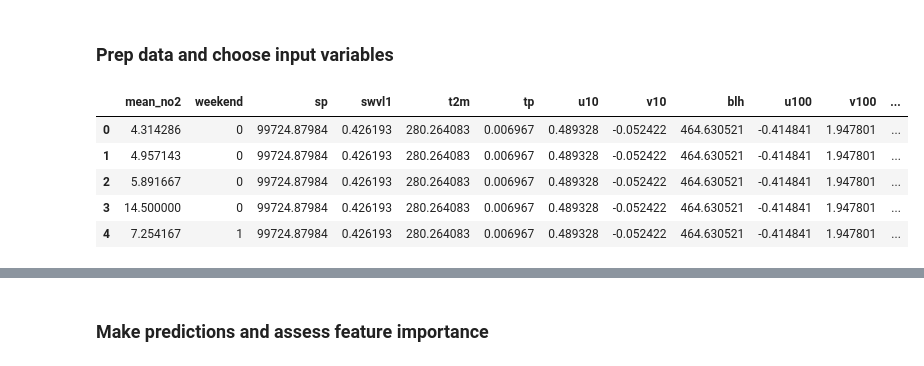
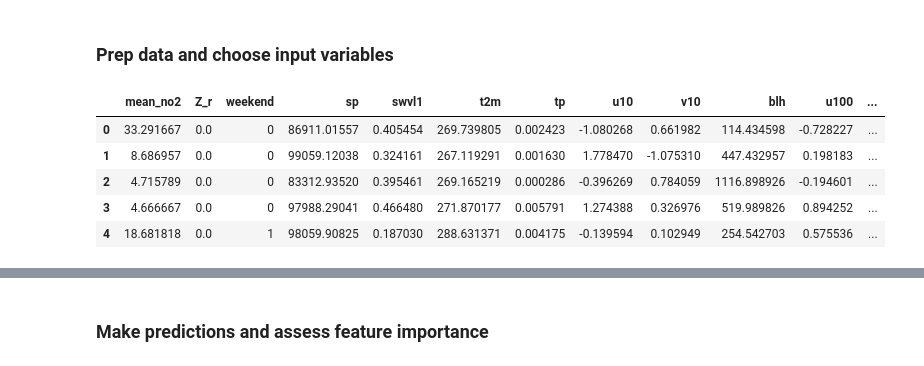
Before and after one commit to xaviernogueira/gwu_air_quality, a Jupyter notebook: no2_xgboost.ipynb, the cells around one changed output, grey strips where cells are left out. Saved outputs shown, nothing was run; the diff lists cells and outputs as text; code cells hidden in the pictures.

```diff
--- a/no2_xgboost.ipynb
+++ b/no2_xgboost.ipynb
@@ -27,28 +27,29 @@ Using scikit-learn version 1.0
 ### Prep data and choose input variables
 # %%
 # import data, remove non-necessary columns
-DATA_LOCATION = r'C:\Users\xrnogueira\Documents\Data\NO2_stations\master_no2_daily.csv'
+#DATA_LOCATION = r'C:\Users\xrnogueira\Documents\Data\NO2_stations\master_no2_daily.csv' # at work
+DATA_LOCATION = r'C:\Users\xavie\Documents\master_no2_daily_test_500_rows_nov30.csv'  # at home
 in_data = pd.read_csv(DATA_LOCATION)
-keep_cols = ['mean_no2', 'weekend', 'sp', 'swvl1', 't2m', 'tp', 'u10', 'v10', 'blh', 'u100', 'v100', 'p_roads_1000', 's_roads_1700', 's_roads_3000', 'tropomi', 'pod_den_1100']
+keep_cols = ['mean_no2', 'Z_r', 'weekend', 'sp', 'swvl1', 't2m', 'tp', 'u10', 'v10', 'blh', 'u100', 'v100', 'p_roads_1000', 's_roads_1700', 's_roads_3000', 'tropomi', 'pod_den_1100']
 in_data = in_data[keep_cols]
 
 
 # standardize column headers
 for col in list(in_data.columns):
         if in_data[col].dtypes == object:
             in_data[col].replace(' ', '_', regex=True, inplace=True)
         if ' ' in str(col)[:-1]:
             new = str(col).replace(' ', '_')
             if new[-1] == '_':
                 new = new[:-1]
             in_data.rename(columns={str(col): new}, inplace=True)
 
 
 in_data.head()
 # %% [output]
-|  | mean_no2 | weekend | sp | swvl1 | t2m | tp | u10 | v10 | blh | u100 | v100 | ... |
-| 0 | 4.314286 | 0 | 99724.87984 | 0.426193 | 280.264083 | 0.006967 | 0.489328 | -0.052422 | 464.630521 | -0.414841 | 1.947801 | ... |
-| 1 | 4.957143 | 0 | 99724.87984 | 0.426193 | 280.264083 | 0.006967 | 0.489328 | -0.052422 | 464.630521 | -0.414841 | 1.947801 | ... |
-| 2 | 5.891667 | 0 | 99724.87984 | 0.426193 | 280.264083 | 0.006967 | 0.489328 | -0.052422 | 464.630521 | -0.414841 | 1.947801 | ... |
-| 3 | 14.500000 | 0 | 99724.87984 | 0.426193 | 280.264083 | 0.006967 | 0.489328 | -0.052422 | 464.630521 | -0.414841 | 1.947801 | ... |
-| 4 | 7.254167 | 1 | 99724.87984 | 0.426193 | 280.264083 | 0.006967 | 0.489328 | -0.052422 | 464.630521 | -0.414841 | 1.947801 | ... |
+|  | mean_no2 | Z_r | weekend | sp | swvl1 | t2m | tp | u10 | v10 | blh | u100 | ... |
+| 0 | 33.291667 | 0.0 | 0 | 86911.01557 | 0.405454 | 269.739805 | 0.002423 | -1.080268 | 0.661982 | 114.434598 | -0.728227 | ... |
+| 1 | 8.686957 | 0.0 | 0 | 99059.12038 | 0.324161 | 267.119291 | 0.001630 | 1.778470 | -1.075310 | 447.432957 | 0.198183 | ... |
+| 2 | 4.715789 | 0.0 | 0 | 83312.93520 | 0.395461 | 269.165219 | 0.000286 | -0.396269 | 0.784059 | 1116.898926 | -0.194601 | ... |
+| 3 | 4.666667 | 0.0 | 0 | 97988.29041 | 0.466480 | 271.870177 | 0.005791 | 1.274388 | 0.326976 | 519.989826 | 0.894252 | ... |
+| 4 | 18.681818 | 0.0 | 1 | 98059.90825 | 0.187030 | 288.631371 | 0.004175 | -0.139594 | 0.102949 | 254.542703 | 0.575536 | ... |
```
Also changed, not shown: parts of 11 cells of this notebook, 3 other files.
